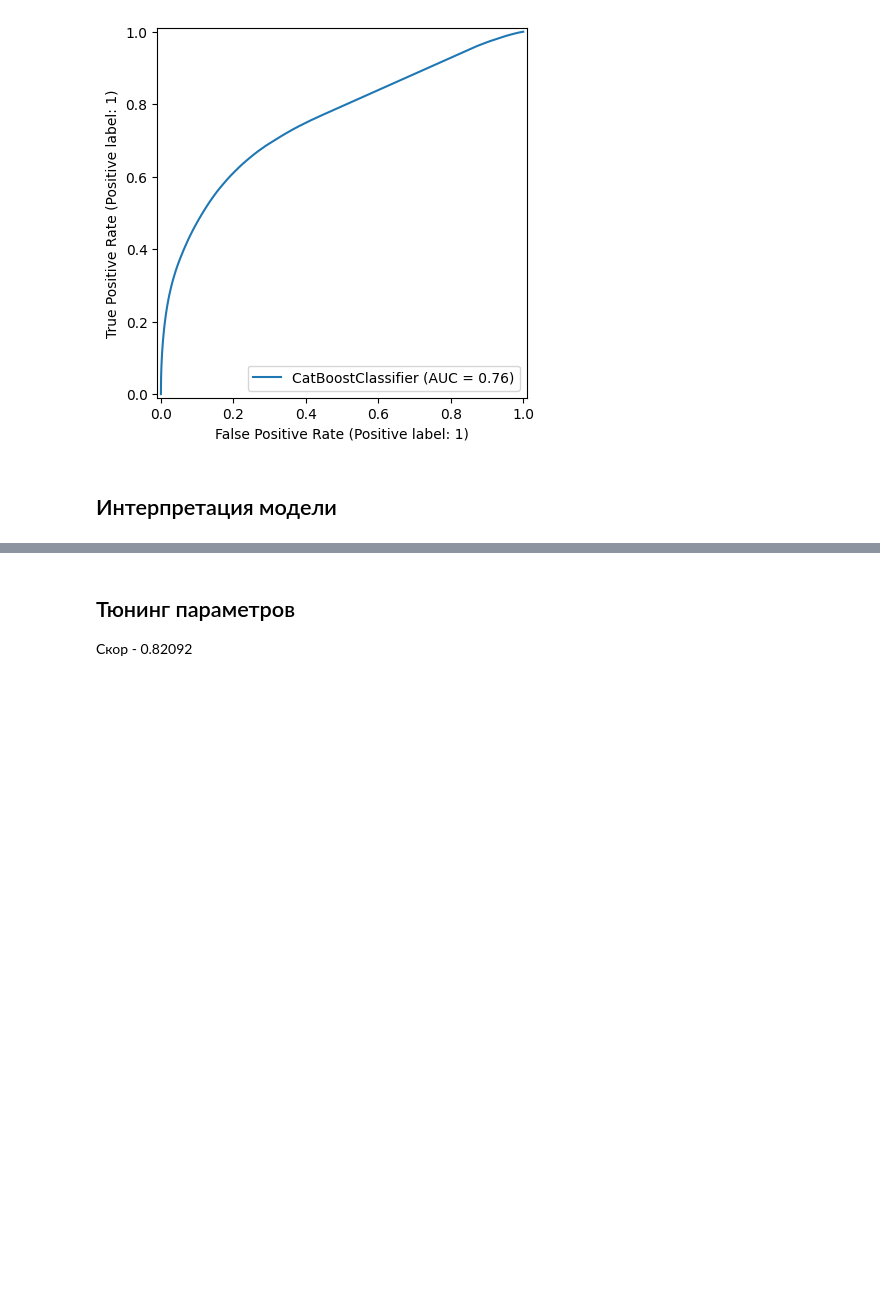
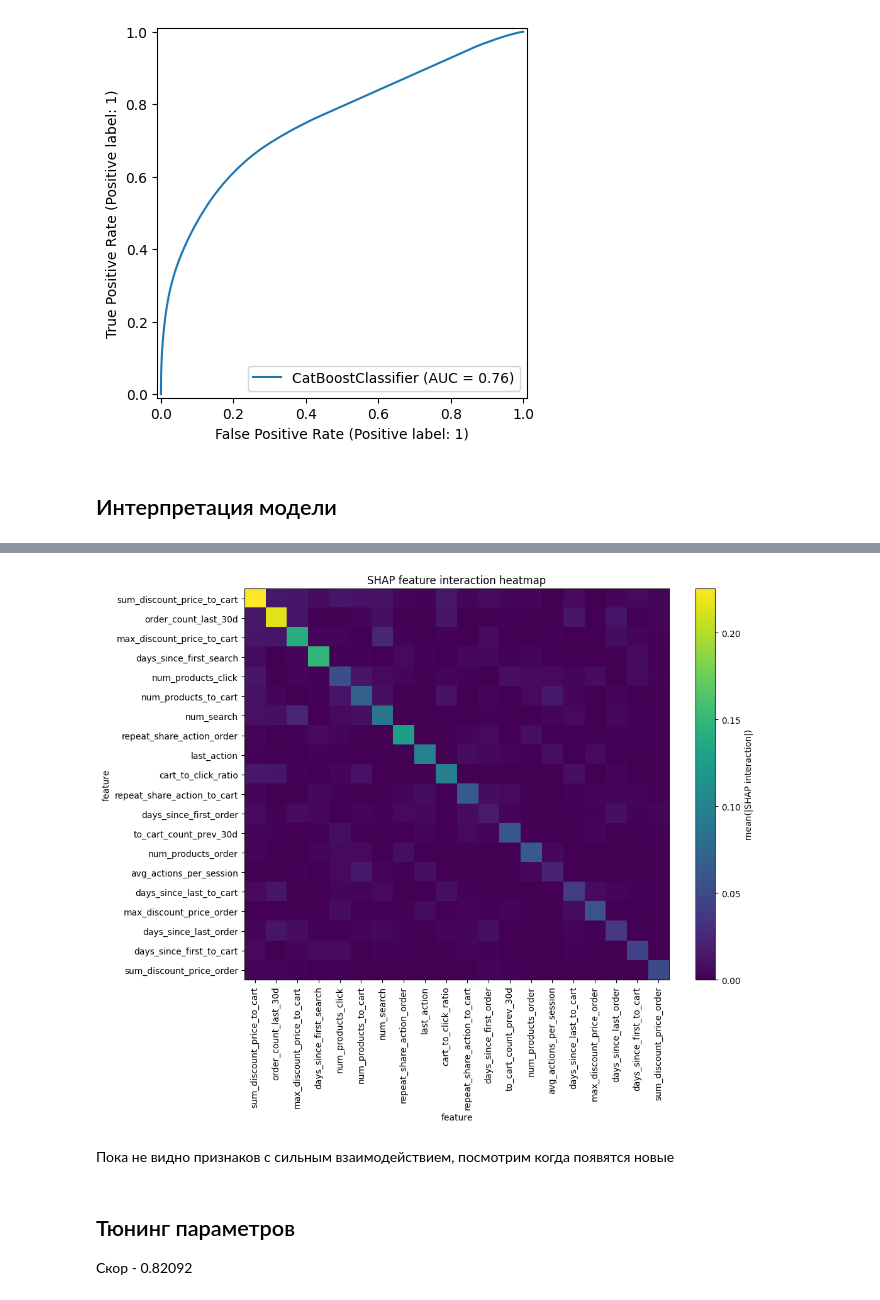
Before and after one commit to LumbaBalumba/aim_ml, a Jupyter notebook: 10/test.ipynb, the cells around one changed output, grey strips where cells are left out. Cells and saved outputs as stored; diff of their text form; code cells hidden in the pictures; blank space fills up the shorter version.

```diff
--- a/10/test.ipynb
+++ b/10/test.ipynb
@@ -240,3 +312,9 @@ ExplainerError: Currently TreeExplainer can only handle models with categorical
+# %%
+interpreter.plot_shap_interaction_heatmap();
+# %% [output]
+[figure, added]
+# %% [markdown]
+Пока не видно признаков с сильным взаимодействием, посмотрим когда появятся новые
 # %% [markdown]
 ## Тюнинг параметров
 
```
Also changed, not shown: parts of 18 cells of this notebook, 2 other files.
